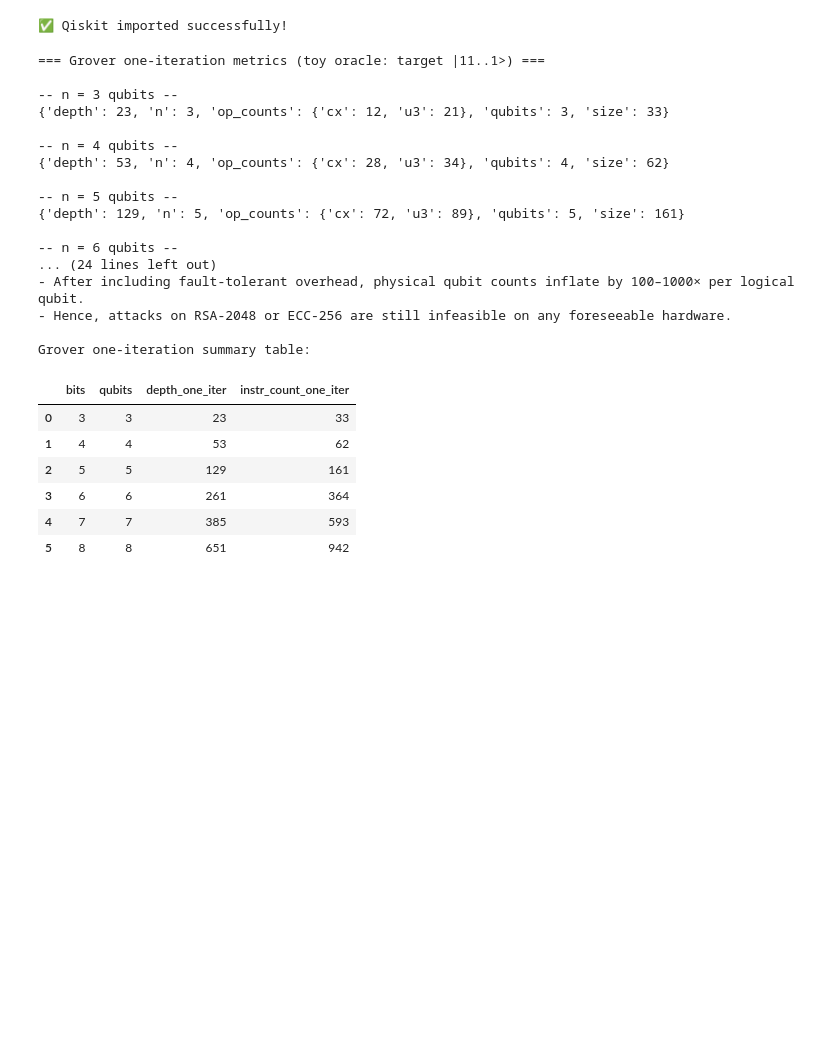
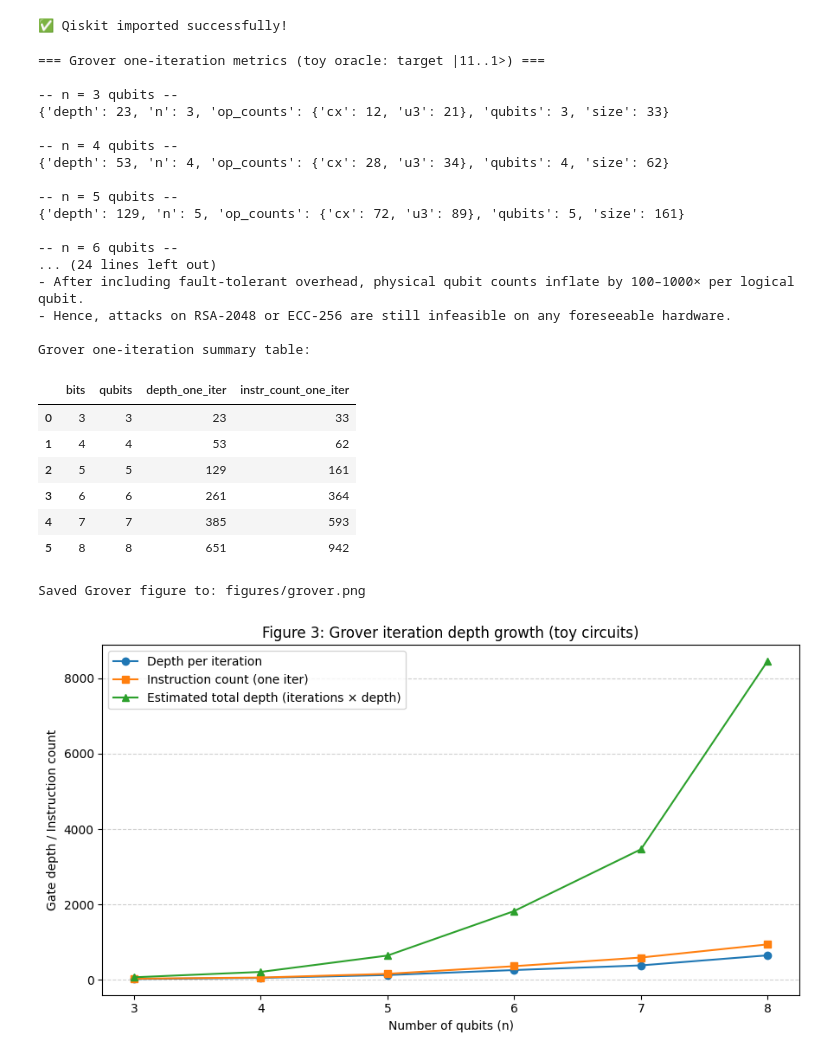
Before and after one commit to clustercoder/pqc_bench, a Jupyter notebook: QCT.ipynb, the cells around one changed output. Drawn from its saved outputs; the diff is of its cells as text; code cells hidden in the pictures; blank space fills up the shorter version.

```diff
--- a/QCT.ipynb
+++ b/QCT.ipynb
@@ -302,6 +302,7 @@ print("✅ Qiskit imported successfully!")
 # Works with Qiskit 1.x (no Shor import required)
 # Shows small Grover circuits and toy Shor-like scaling
 # ===============================================================
+import os
 from qiskit import QuantumCircuit, transpile
 from qiskit.circuit.library import MCXGate
 import math, pprint, pandas as pd
@@ -414,30 +415,70 @@ display(grover_table)
 results_for_report = {
     'grover_results': grover_results,
     'shor_results': shor_results,
     'grover_extrap': grover_extrap
 }
+
+
+
+# Ensure the 'figures' directory exists
+os.makedirs('figures', exist_ok=True)
+
+# Prepare data (expect grover_results and grover_extrap to exist)
+n_list = [int(r['n']) for r in grover_results]
+depth_per_iter = [int(r['depth']) for r in grover_results]
+instr_count = [int(r['size']) for r in grover_results]
+
+# grover_extrap contains estimated_total_depth for same n values
+# If grover_extrap isn't present for some reason, compute fallback (depth * 1)
+try:
+    estimated_total = [int(e['estimated_total_depth']) for e in grover_extrap]
+except Exception:
+    estimated_total = [d for d in depth_per_iter]
+
+# Create the plot
+plt.figure(figsize=(9,5))
+plt.plot(n_list, depth_per_iter, marker='o', label='Depth per iteration')
+plt.plot(n_list, instr_count, marker='s', label='Instruction count (one iter)')
+plt.plot(n_list, estimated_total, marker='^', label='Estimated total depth (iterations × depth)')
+plt.xticks(n_list)
+plt.xlabel('Number of qubits (n)')
+plt.ylabel('Gate depth / Instruction count')
+plt.title('Figure 3: Grover iteration depth growth (toy circuits)')
+plt.grid(axis='y', linestyle='--', alpha=0.6)
+plt.legend()
+plt.tight_layout()
+
+# Save figure (PNG) for Overleaf / report export
+out_path = 'figures/grover.png'
+plt.savefig(out_path, dpi=300, bbox_inches='tight')
+print(f"Saved Grover figure to: {out_path}")
+
+# Display inline in Colab
+plt.show()
 # %% [output]
 === Grover one-iteration metrics (toy oracle: target |11..1>) ===
 
 -- n = 3 qubits --
 {'depth': 23, 'n': 3, 'op_counts': {'cx': 12, 'u3': 21}, 'qubits': 3, 'size': 33}
 
 -- n = 4 qubits --
 {'depth': 53, 'n': 4, 'op_counts': {'cx': 28, 'u3': 34}, 'qubits': 4, 'size': 62}
 
 -- n = 5 qubits --
 {'depth': 129, 'n': 5, 'op_counts': {'cx': 72, 'u3': 89}, 'qubits': 5, 'size': 161}
 
 -- n = 6 qubits --
 ... (24 lines left out)
 - After including fault-tolerant overhead, physical qubit counts inflate by 100–1000× per logical qubit.
 - Hence, attacks on RSA-2048 or ECC-256 are still infeasible on any foreseeable hardware.
 
 Grover one-iteration summary table:
 |  | bits | qubits | depth_one_iter | instr_count_one_iter |
 | 0 | 3 | 3 | 23 | 33 |
 | 1 | 4 | 4 | 53 | 62 |
 | 2 | 5 | 5 | 129 | 161 |
 | 3 | 6 | 6 | 261 | 364 |
 | 4 | 7 | 7 | 385 | 593 |
 | 5 | 8 | 8 | 651 | 942 |
+Saved Grover figure to: figures/grover.png
+[figure, added]
```
Also changed, not shown: parts of 3 cells of this notebook.
